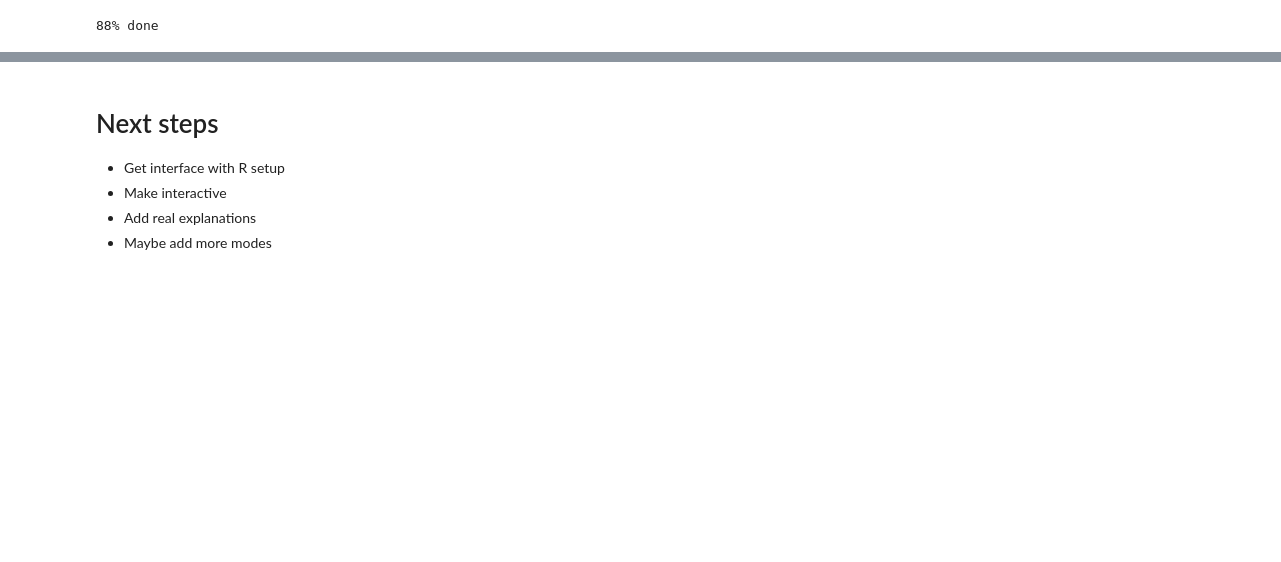
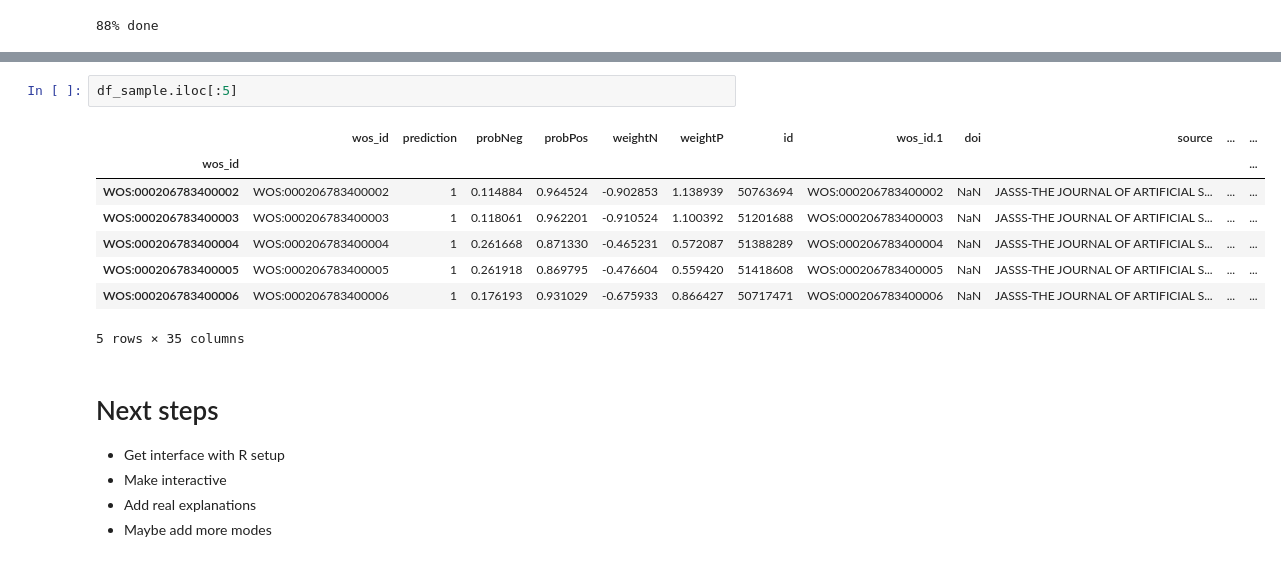
Before and after one commit to dataviz-sp18/fp-reid-mcilroy-young, a Jupyter notebook: Presentation.ipynb, the cells around one changed output, grey strips where cells are left out. Cells and saved outputs as stored; diff of their text form; blank space fills up the shorter version.

```diff
--- a/Presentation.ipynb
+++ b/Presentation.ipynb
@@ -147,3 +208,14 @@ ax.set_title("Effects of varying Input on DNN output probabilties");
+# %%
+df_sample.iloc[:5]
+# %% [output]
+|  | wos_id | prediction | probNeg | probPos | weightN | weightP | id | wos_id.1 | doi | source | ... | ... |
+| wos_id |  |  |  |  |  |  |  |  |  |  |  | ... |
+| WOS:000206783400002 | WOS:000206783400002 | 1 | 0.114884 | 0.964524 | -0.902853 | 1.138939 | 50763694 | WOS:000206783400002 | NaN | JASSS-THE JOURNAL OF ARTIFICIAL S... | ... | ... |
+| WOS:000206783400003 | WOS:000206783400003 | 1 | 0.118061 | 0.962201 | -0.910524 | 1.100392 | 51201688 | WOS:000206783400003 | NaN | JASSS-THE JOURNAL OF ARTIFICIAL S... | ... | ... |
+| WOS:000206783400004 | WOS:000206783400004 | 1 | 0.261668 | 0.871330 | -0.465231 | 0.572087 | 51388289 | WOS:000206783400004 | NaN | JASSS-THE JOURNAL OF ARTIFICIAL S... | ... | ... |
+| WOS:000206783400005 | WOS:000206783400005 | 1 | 0.261918 | 0.869795 | -0.476604 | 0.559420 | 51418608 | WOS:000206783400005 | NaN | JASSS-THE JOURNAL OF ARTIFICIAL S... | ... | ... |
+| WOS:000206783400006 | WOS:000206783400006 | 1 | 0.176193 | 0.931029 | -0.675933 | 0.866427 | 50717471 | WOS:000206783400006 | NaN | JASSS-THE JOURNAL OF ARTIFICIAL S... | ... | ... |
+5 rows × 35 columns
 # %% [markdown]
 # Next steps
 
```
Also changed, not shown: parts of 3 cells of this notebook, 10 other files.
